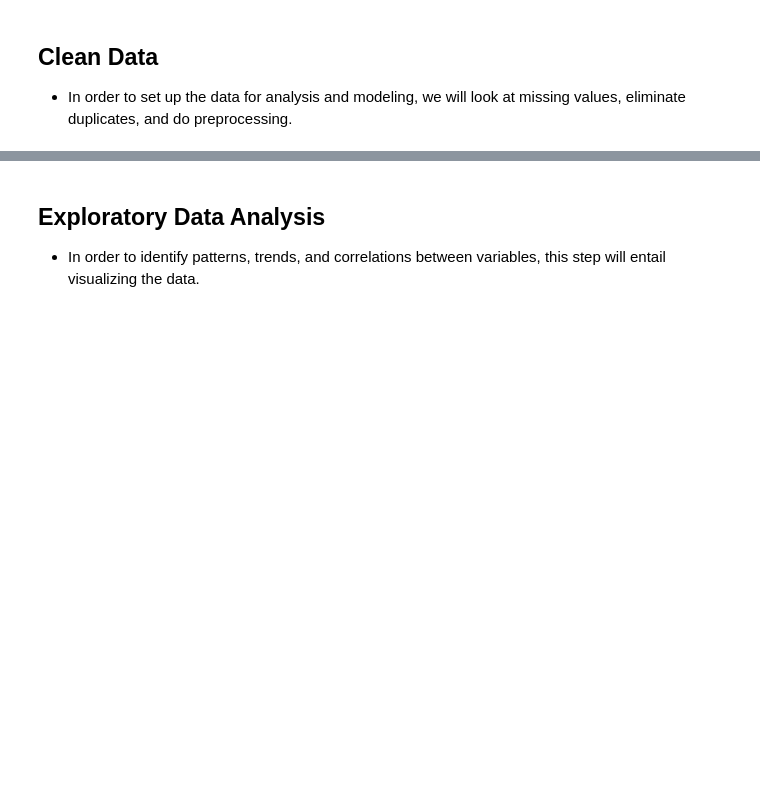
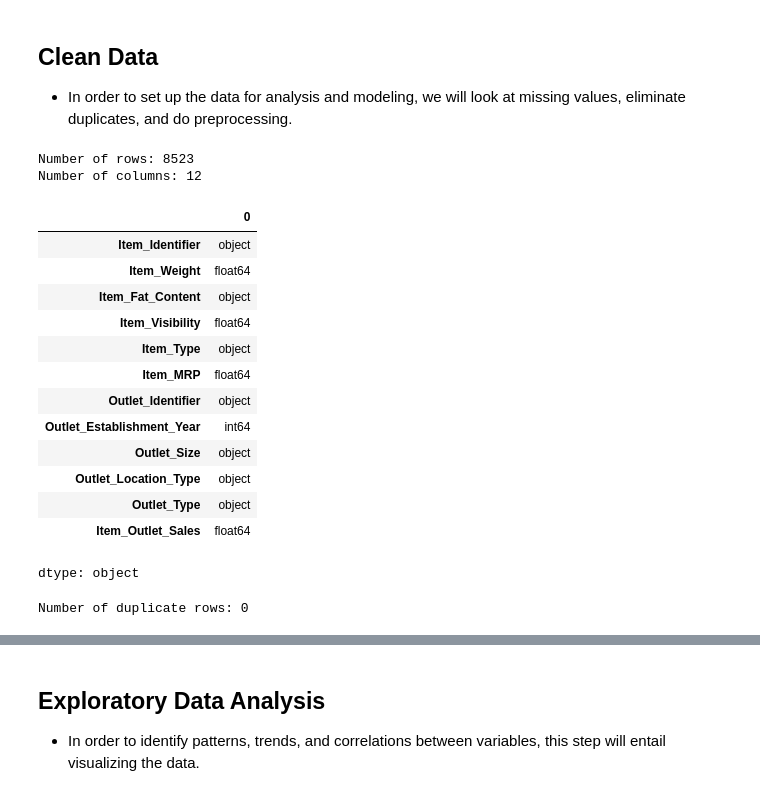
Before and after one commit to tamimisalah/Prediction-of-Product-Sales, a Jupyter notebook: Prediction_of_Product_Sales.ipynb, the cells around one changed output, grey strips where cells are left out. Cells and saved outputs as stored; diff of their text form; code cells hidden in the pictures; blank space fills up the shorter version.

```diff
--- a/Prediction_of_Product_Sales.ipynb
+++ b/Prediction_of_Product_Sales.ipynb
@@ -12,3 +56,38 @@
 # %% [markdown]
 ## Clean Data
 - In order to set up the data for analysis and modeling, we will look at missing values, eliminate duplicates, and do preprocessing.
+# %%
+# Get the number of rows and columns
+rows, columns = data.shape
+print(f"Number of rows: {rows}")
+print(f"Number of columns: {columns}")
+# %% [output]
+Number of rows: 8523
+Number of columns: 12
+# %%
+# Display the datatypes of each column
+data.dtypes
+# %% [output]
+|  | 0 |
+| Item_Identifier | object |
+| Item_Weight | float64 |
+| Item_Fat_Content | object |
+| Item_Visibility | float64 |
+| Item_Type | object |
+| Item_MRP | float64 |
+| Outlet_Identifier | object |
+| Outlet_Establishment_Year | int64 |
+| Outlet_Size | object |
+| Outlet_Location_Type | object |
+| Outlet_Type | object |
+| Item_Outlet_Sales | float64 |
+dtype: object
+# %%
+# Check for duplicate rows
+duplicates = data.duplicated().sum()
+print(f"Number of duplicate rows: {duplicates}")
+
+# Drop duplicates (if any)
+data.drop_duplicates(inplace=True)
+# %% [output]
+Number of duplicate rows: 0
```
Also changed, not shown: parts of 9 cells of this notebook.
